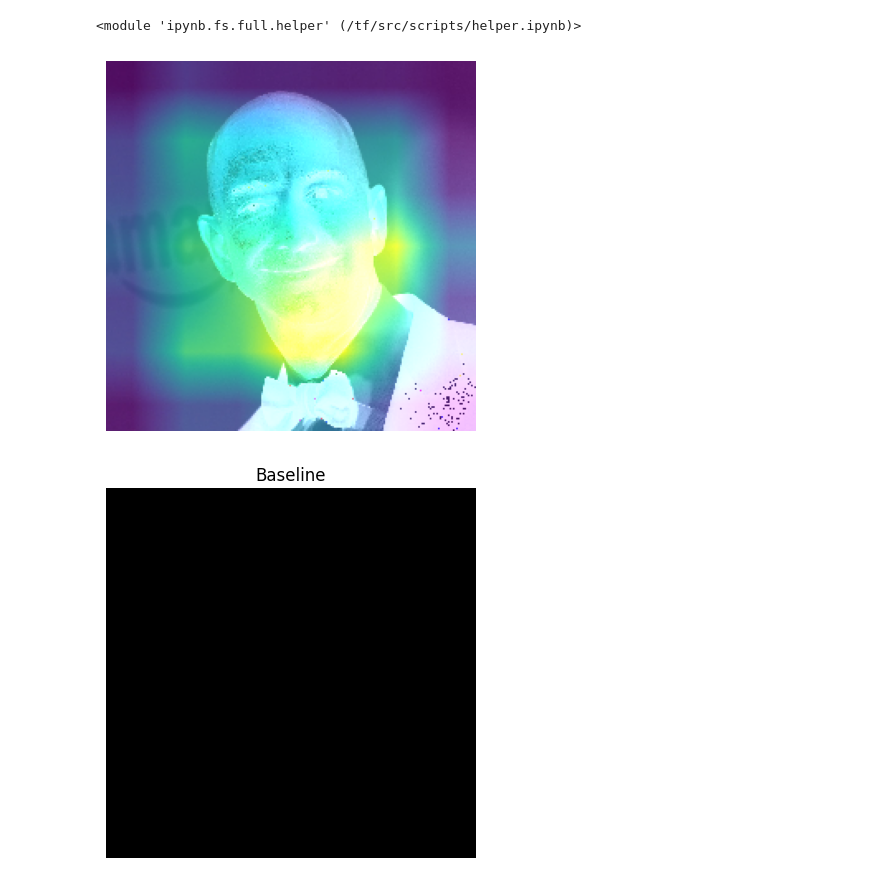
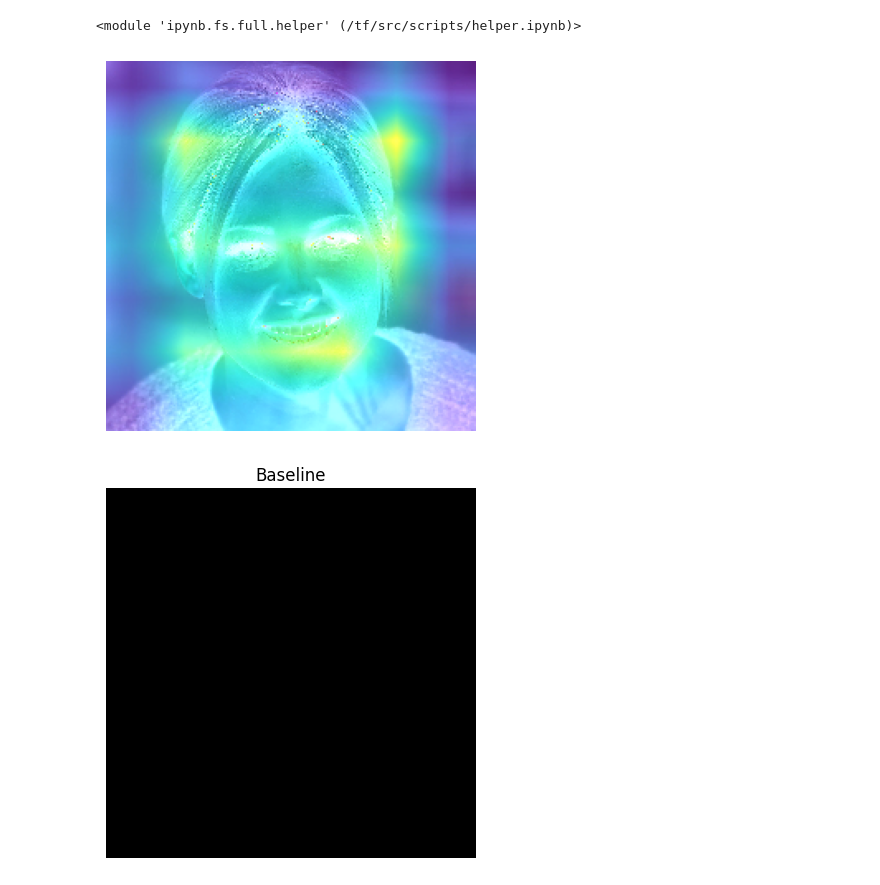
Before and after one commit to freeZe2511/face-detection, a Jupyter notebook: scripts/ExplainableAI.ipynb, the cells around one changed output. Drawn from its saved outputs; the diff is of its cells as text; code cells hidden in the pictures.

```diff
--- a/scripts/ExplainableAI.ipynb
+++ b/scripts/ExplainableAI.ipynb
@@ -17,36 +15,38 @@ classifier = keras.models.load_model(f'{h.abspath}/models/classification/newClas
 # Import explainer
 from tf_explain.core.grad_cam import GradCAM
 #from tf_explain.core.occlusion_sensitivity import OcclusionSensitivity
+
+classifier = h.classifier
 
 
 # Instantiation of the explainer
 explainer = GradCAM()
 #explainer = OcclusionSensitivity()
 
-file_name = "bezos.jpg"
+file_name = "fischer.jpg"
 IMAGE_PATH = h.testsImages + "/" + file_name
 
 img = tf.keras.preprocessing.image.load_img(IMAGE_PATH, target_size=(224, 224))
 img = tf.keras.preprocessing.image.img_to_array(img)
 data = ([img], None)
 
 # index of label
 class_index = 2
 
 # Call to explain() method
 output = explainer.explain(data, classifier, class_index=class_index)
 
 output_dir = h.testsImages
 output_name = f"GradCAM_{file_name}"
 
 # Save output
 explainer.save(output, output_dir, output_name)
 
 plt.imshow(output)
 plt.axis('off')
 plt.show()
 # %% [output]
-[figure, old version]
+[figure, new version]
 # %%
 ################################
 # %%
```
Also changed, not shown: parts of 7 cells of this notebook, 4 other files.
